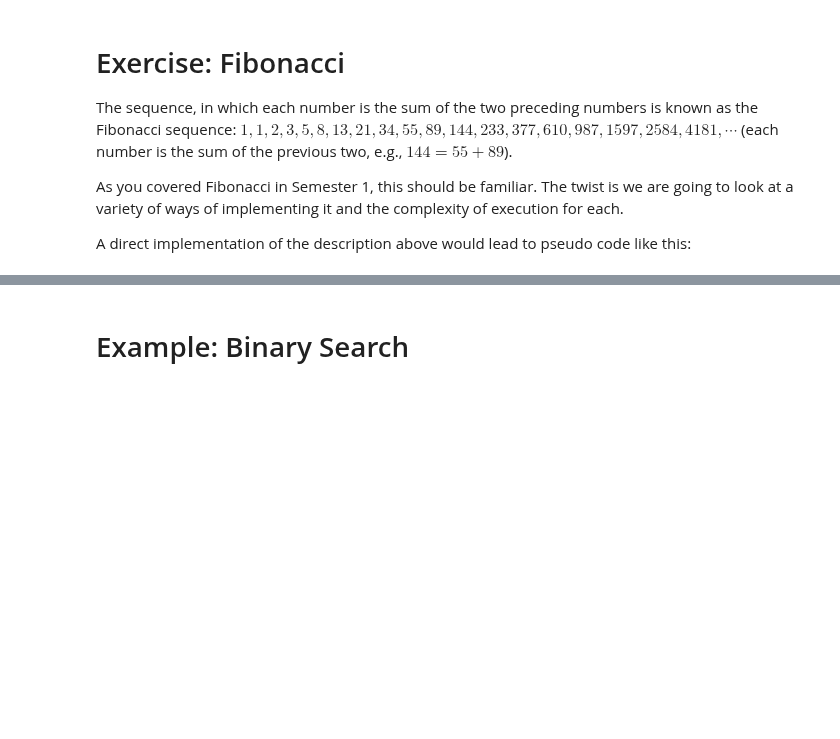
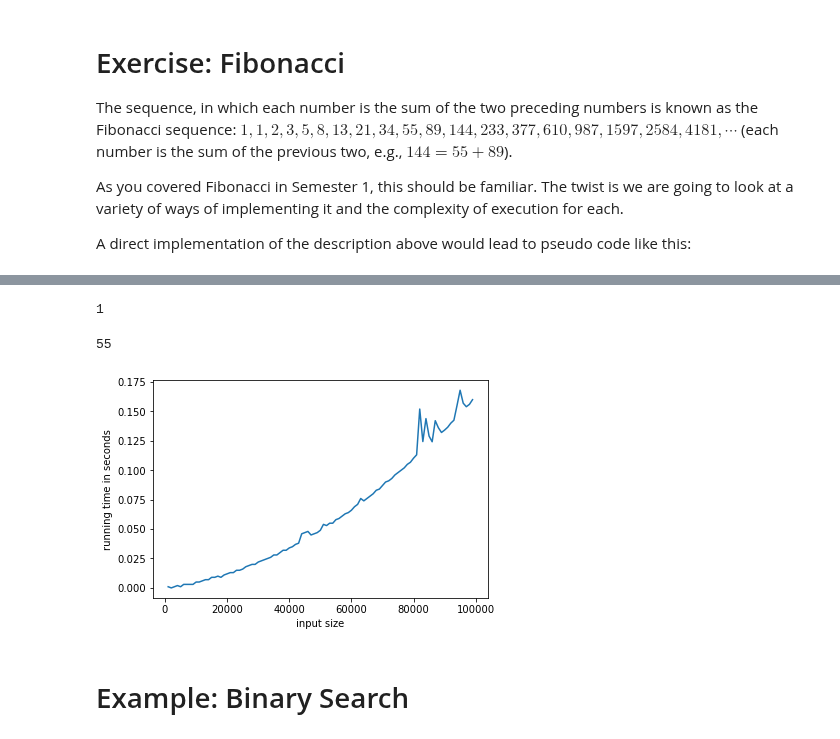
Before and after one commit to ValRCS/RTU_Algorithms_DIP321, a Jupyter notebook: recursion-examples.ipynb, the cells around one changed output, grey strips where cells are left out. Cells and saved outputs as stored; diff of their text form; code cells hidden in the pictures; blank space fills up the shorter version.

```diff
--- a/recursion-examples.ipynb
+++ b/recursion-examples.ipynb
@@ -164,3 +292,29 @@ good_fibonacci(20)
+# %%
+def fibonacci_loop(n):
+    a, b = 1, 1
+    cnt = 3
+    while cnt <= n:
+        a, b = a+b, a
+        cnt += 1
+    return a
+# %%
+fibonacci_loop(2)
+# %% [output]
+1
+# %%
+fibonacci_loop(10)
+# %% [output]
+55
+# %%
+input_arr = [i for i in range(1000, 100_000, 1000)]
+
+fun2 = automatic_time(input_arr, fibonacci_loop)
+plt.plot(input_arr, fun2)
+plt.xlabel("input size")
+plt.ylabel("running time in seconds")
+plt.show()
+# %% [output]
+[figure, added]
 # %%
 # 2. It is not tail recursive becuase there is something to do after returning the values (adding them together). We can use 2 accumulators to avoid this.
 # %% [markdown]
```
Also changed, not shown: parts of 83 cells of this notebook.
